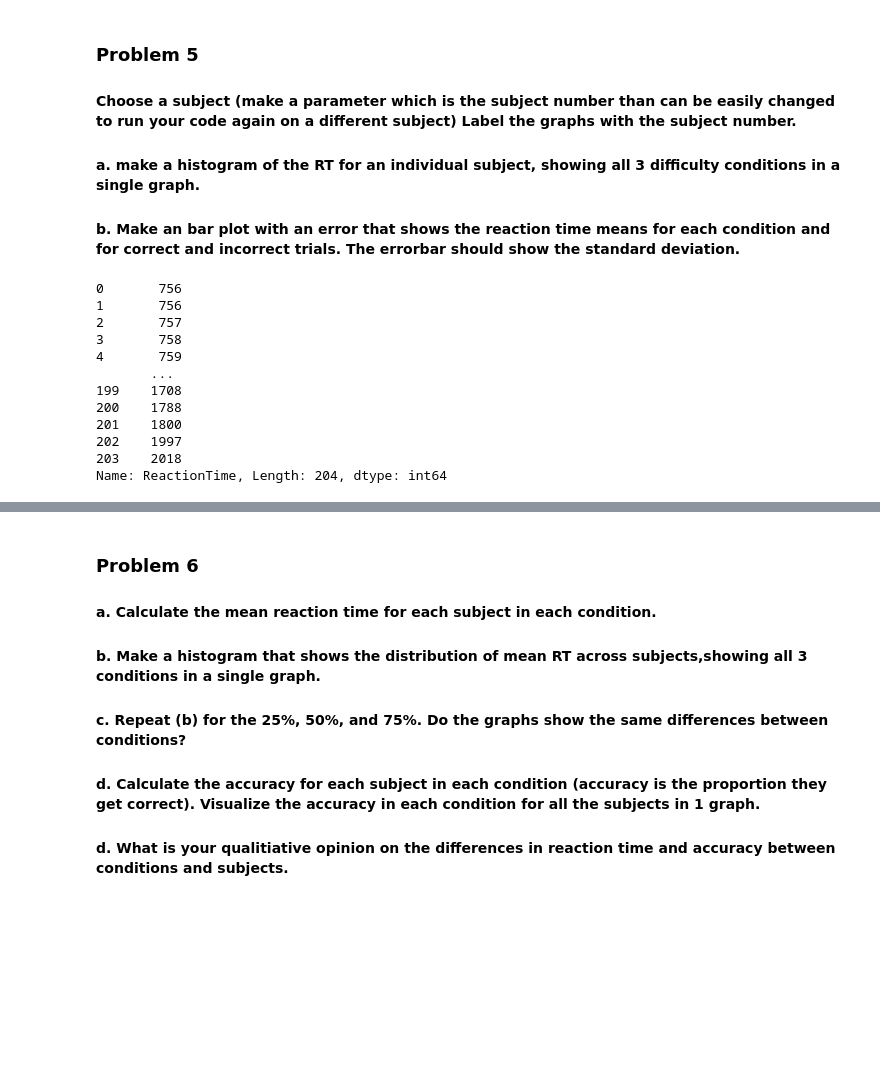
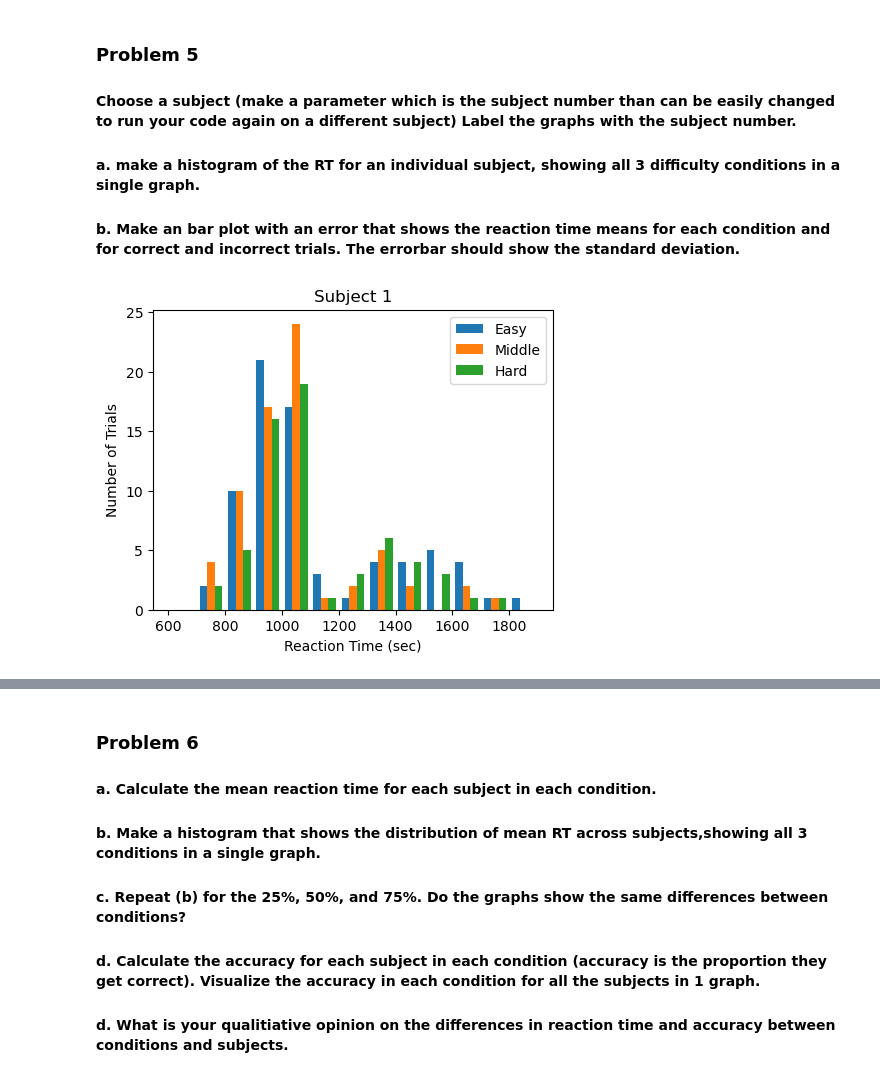
Before and after one commit to KylaBassett/COGS106_F23, a Jupyter notebook: Assignment1.ipynb, the cells around one changed output, grey strips where cells are left out. Cells and saved outputs as stored; diff of their text form; code cells hidden in the pictures; blank space fills up the shorter version.

```diff
--- a/Assignment1.ipynb
+++ b/Assignment1.ipynb
@@ -76,41 +57,21 @@ array([-0.96949878,  2.95158409, -0.60939502, -0.04862044,  0.48259628,
 #### Choose a subject (make a parameter which is the subject number than can be easily changed to run your code again on a different subject) Label the graphs with the subject number.
 #### a. make a histogram of the RT for an individual subject, showing all 3 difficulty conditions in a single graph.
 #### b. Make an bar plot with an error that shows the reaction time means for each condition  and for correct and incorrect trials. The errorbar should show the standard deviation.
-# %%
-import numpy as np
-from matplotlib import pyplot as plt
-import pandas as pd
-
-rtdata = pd.read_excel('rtdata.xlsx')
-### Before we get started, lets copy the values from the DataFrame to variables
-### I always go ahead and convert them into numpy arrays
-trialnumber = np.array(rtdata['trialnumber']) # this tells you the order of trials.  i wont use it in this tutorial
-condition = np.array(rtdata['condition']) #this is the experimental condition (difficulty, coded as easy = 1, middle = 2, hard = 3)
-condition_labels = ['Easy','Middle','Hard']
-responsetime = np.array(rtdata['responsetime']) #this is the actual response time data in seconds.
-d = pd.read_csv('ReactionTimeData.csv')
-subject = d['Subject']
-rt = d['ReactionTime']
-S1 = (subject ==1)
-rt[subject ==1]
-np.mean(rt[subject ==1])
-
-Condition = np.array(d['Condition'])
-rt1 = np.mean(rt[Condition == 'Easy'])
-rt2 = np.mean(rt[Condition == 'Medium'])
-rt3 = np.mean(rt[Condition == 'Hard'])
-rt = [rt1,rt2,rt3]
-print(rt)
-# %% [output]
-0       756
-1       756
-2       757
-3       758
-4       759
-       ...
-199    1708
-200    1788
-201    1800
-202    1997
-203    2018
-Name: ReactionTime, Length: 204, dtype: int64
+# %%
+import numpy as np
+from matplotlib import pyplot as plt
+import pandas as pd
+
+data = pd.read_csv('ReactionTimeData.csv')
+subject = np.array(data['Subject'])
+s1 = np.array(subject == 1)
+reactiontime = np.array(data['ReactionTime'])
+reactiontimes1 = np.array (reactiontime [s1])
+condition = np.array(data['Condition'])
+conditions1 = np.array(condition [s1])
+condition_labels = ['Easy','Middle','Hard']
+# %%
+
+reactiontimes1_c1 = np.array (reactiontimes1[conditions1 == 'Easy'])
+reactiontimes1_c2 = np.array (reactiontimes1[conditions1 == 'Medium'])
+reactiontimes1_c3 = np.array (reactiontimes1[conditions1 == 'Hard'])
@@ -116,0 +82,16 @@ Name: ReactionTime, Length: 204, dtype: int64
+# %%
+all_rts = list()
+all_rts.append(reactiontimes1_c1)
+all_rts.append(reactiontimes1_c2)
+all_rts.append(reactiontimes1_c3)
+bins = np.arange(600,2000,100)
+fig = plt.figure(figsize = (4,3))
+ax = fig.add_axes([0,0,1,1])
+ax.hist(all_rts,bins)  #I sent the list containing all 3 arrays.
+ax.set_xlabel('Reaction Time (sec)')
+ax.set_ylabel('Number of Trials')
+ax.set_title('Subject 1')
+ax.legend(labels = condition_labels)#notice in the legend command, i can put the labels here.
+plt.show()
+# %% [output]
+[figure, added]
```
Also changed, not shown: parts of 6 cells of this notebook.
